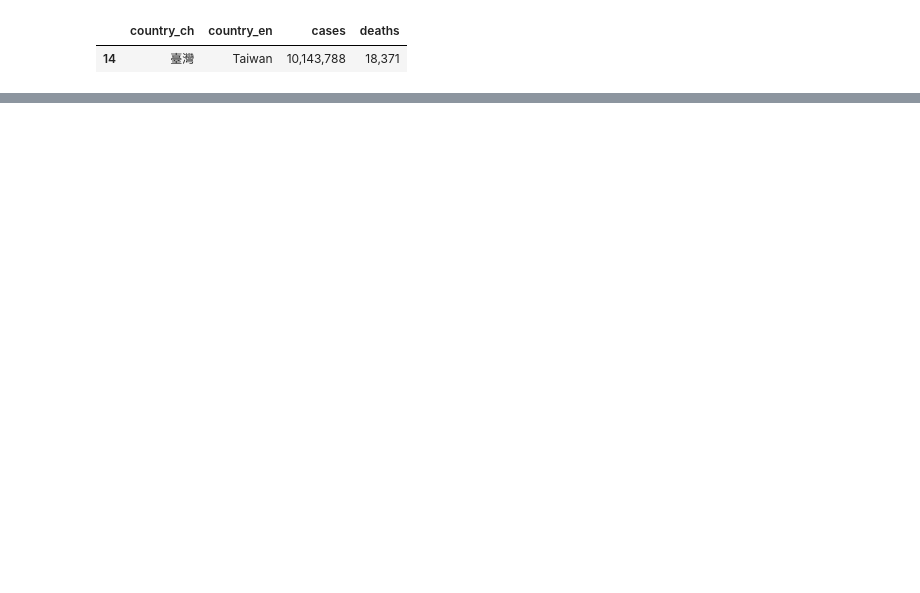
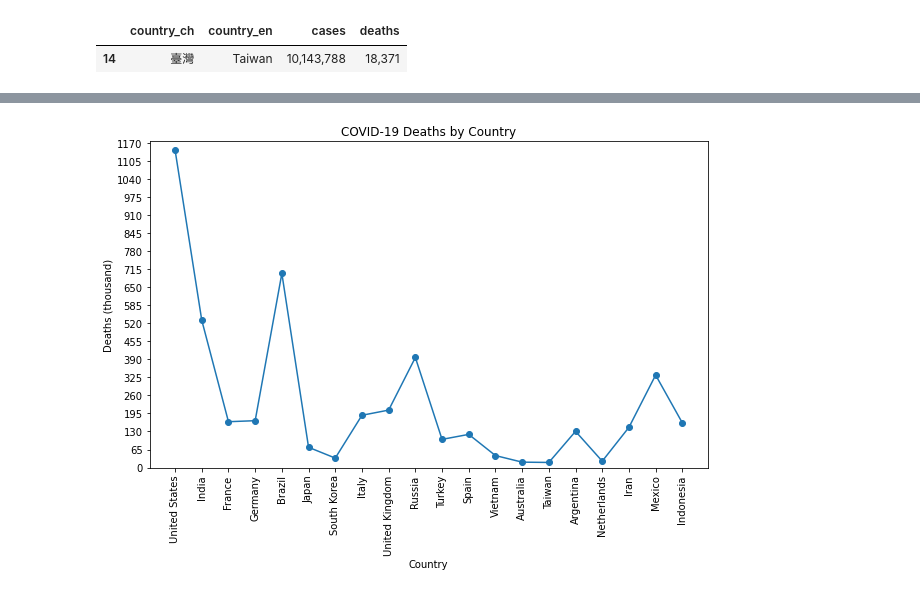
Before and after one commit to yoru10129/0726, a Jupyter notebook: pandas.ipynb, the cells around one changed output, grey strips where cells are left out. Drawn from its saved outputs; the diff is of its cells as text; code cells hidden in the pictures; blank space fills up the shorter version.

```diff
--- a/pandas.ipynb
+++ b/pandas.ipynb
@@ -554,0 +675,22 @@ result
+# %%
+data['deaths'] = pd.to_numeric(data['deaths'].str.replace(',', '')) / 1000
+# %%
+x=data['country_en'].head(20)
+y=data['deaths'].head(20)
+
+plt.figure(figsize=(10, 6))
+plt.ylim(0, 1175)
+plt.yticks(range(0, 1175, 65))
+
+plt.plot(x, y, marker='o')
+
+plt.xticks(rotation=90)
+
+plt.title('COVID-19 Deaths by Country')
+plt.xlabel('Country')
+plt.ylabel('Deaths (thousand)')
+
+# 顯示圖表
+plt.show()
+# %% [output]
+[figure, added]
```
Also changed, not shown: parts of 23 cells of this notebook.
